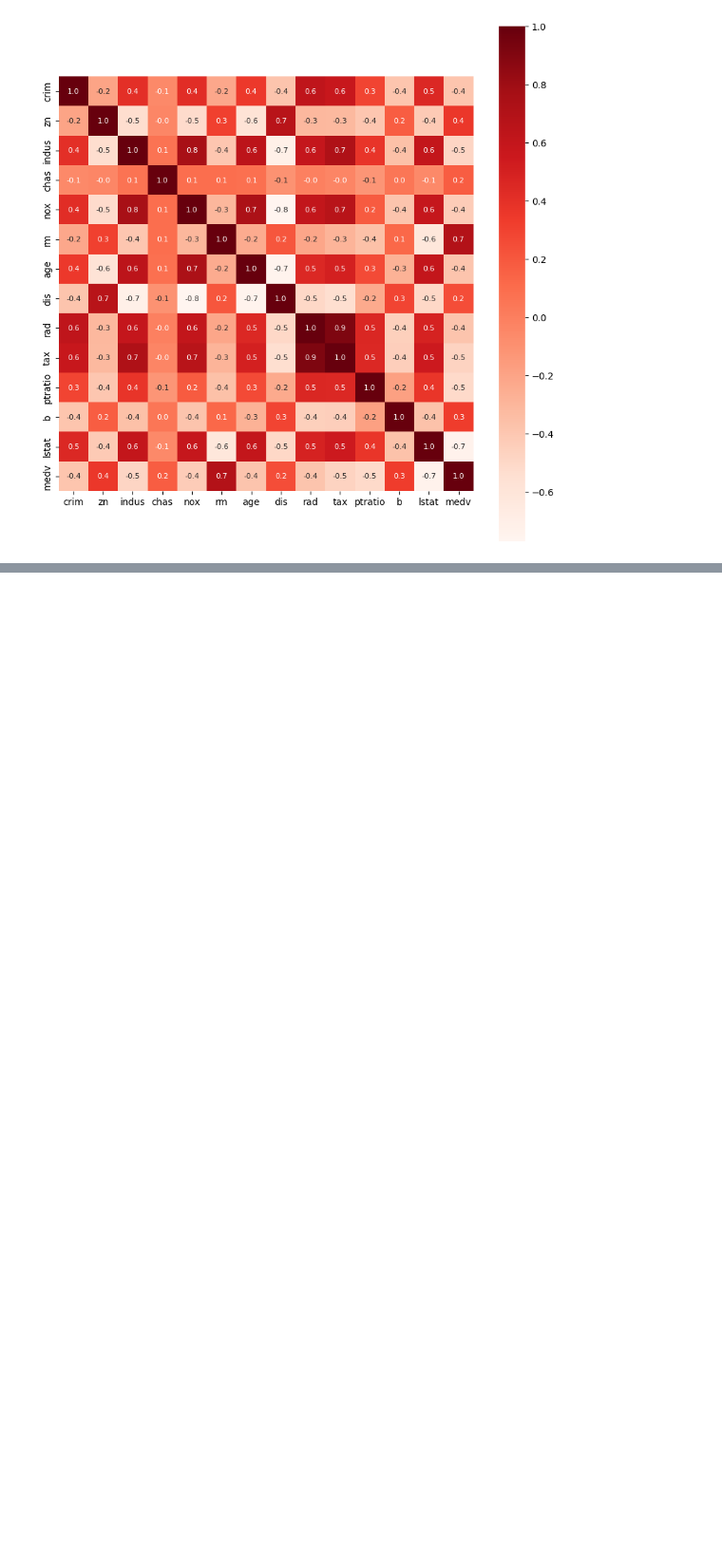
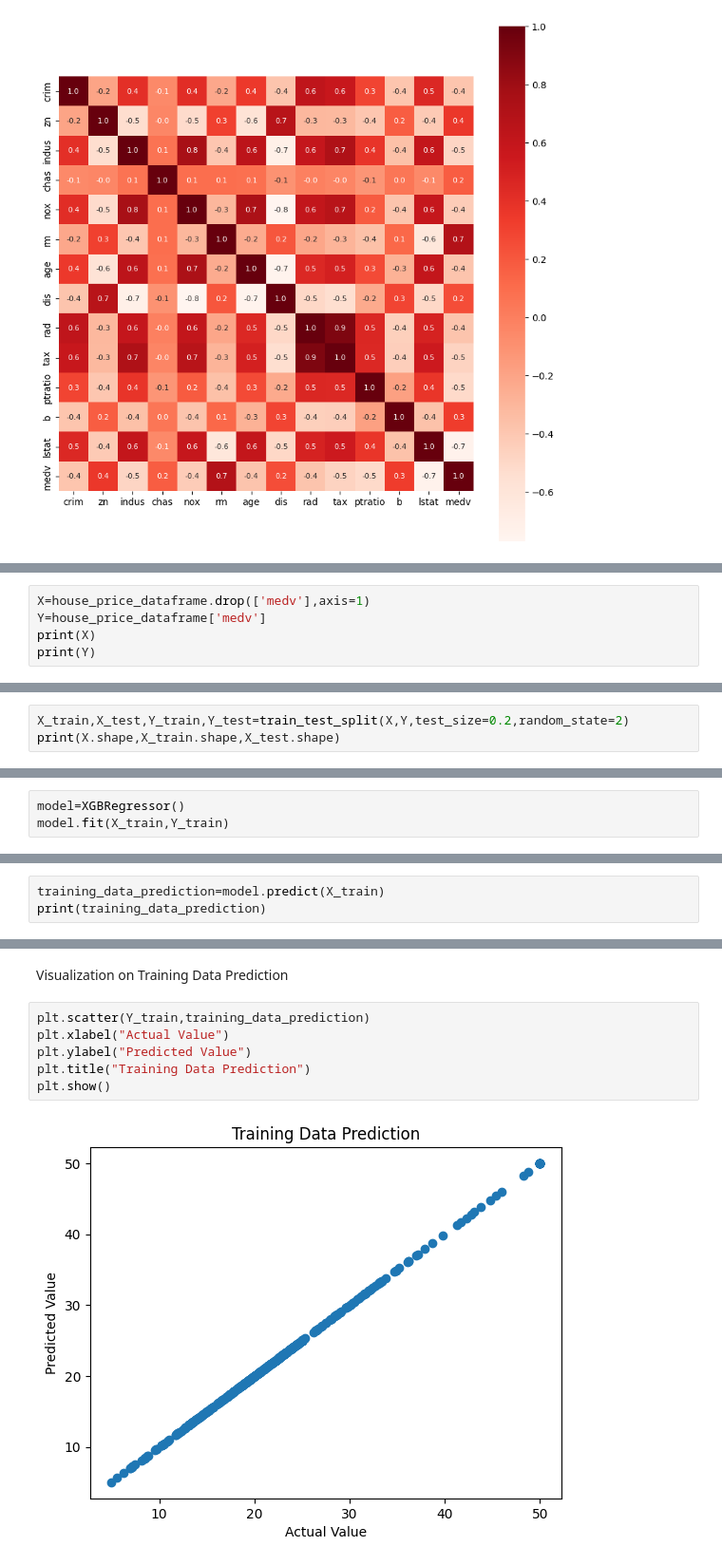
Before and after one commit to Abinesh-Srinivasan/House-Price-Prediction-ML, a Jupyter notebook: House Price Prediction.ipynb, the cells around one changed output, grey strips where cells are left out. Shown at 95% size. Drawn from its saved outputs; the diff is of its cells as text; blank space fills up the shorter version.

```diff
--- a/House Price Prediction.ipynb
+++ b/House Price Prediction.ipynb
@@ -94,0 +95,5 @@ sns.heatmap(correlation,cbar=True, cmap='Reds', square=True, annot=True,fmt='.1f
+# %%
+X=house_price_dataframe.drop(['medv'],axis=1)
+Y=house_price_dataframe['medv']
+print(X)
+print(Y)
@@ -94,0 +120,3 @@ sns.heatmap(correlation,cbar=True, cmap='Reds', square=True, annot=True,fmt='.1f
+# %%
+X_train,X_test,Y_train,Y_test=train_test_split(X,Y,test_size=0.2,random_state=2)
+print(X.shape,X_train.shape,X_test.shape)
@@ -94,0 +127,3 @@ sns.heatmap(correlation,cbar=True, cmap='Reds', square=True, annot=True,fmt='.1f
+# %%
+model=XGBRegressor()
+model.fit(X_train,Y_train)
@@ -94,0 +146,3 @@ sns.heatmap(correlation,cbar=True, cmap='Reds', square=True, annot=True,fmt='.1f
+# %%
+training_data_prediction=model.predict(X_train)
+print(training_data_prediction)
@@ -94,0 +180,10 @@ sns.heatmap(correlation,cbar=True, cmap='Reds', square=True, annot=True,fmt='.1f
+# %% [markdown]
+Visualization on Training Data Prediction
+# %%
+plt.scatter(Y_train,training_data_prediction)
+plt.xlabel("Actual Value")
+plt.ylabel("Predicted Value")
+plt.title("Training Data Prediction")
+plt.show()
+# %% [output]
+[figure, added]
```
Also changed, not shown: parts of 17 cells of this notebook.
